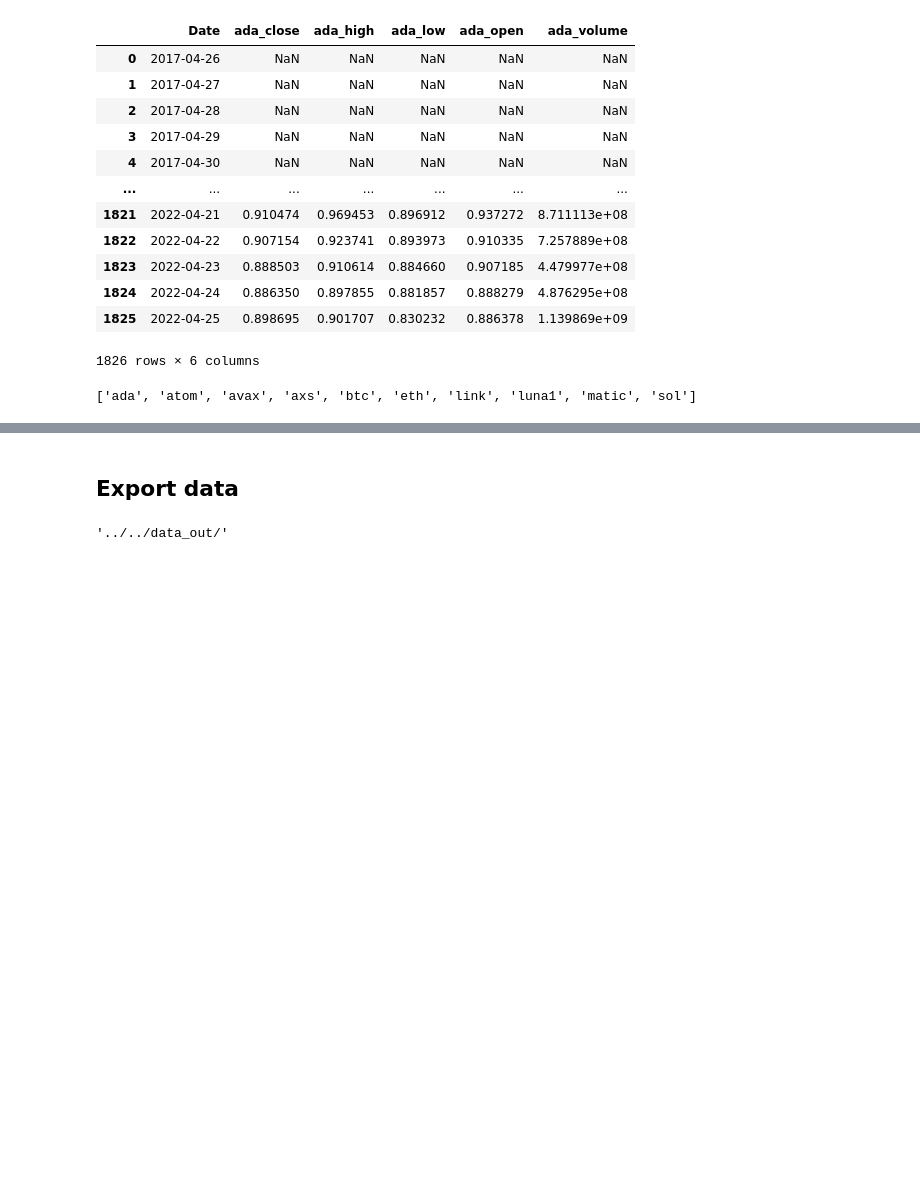
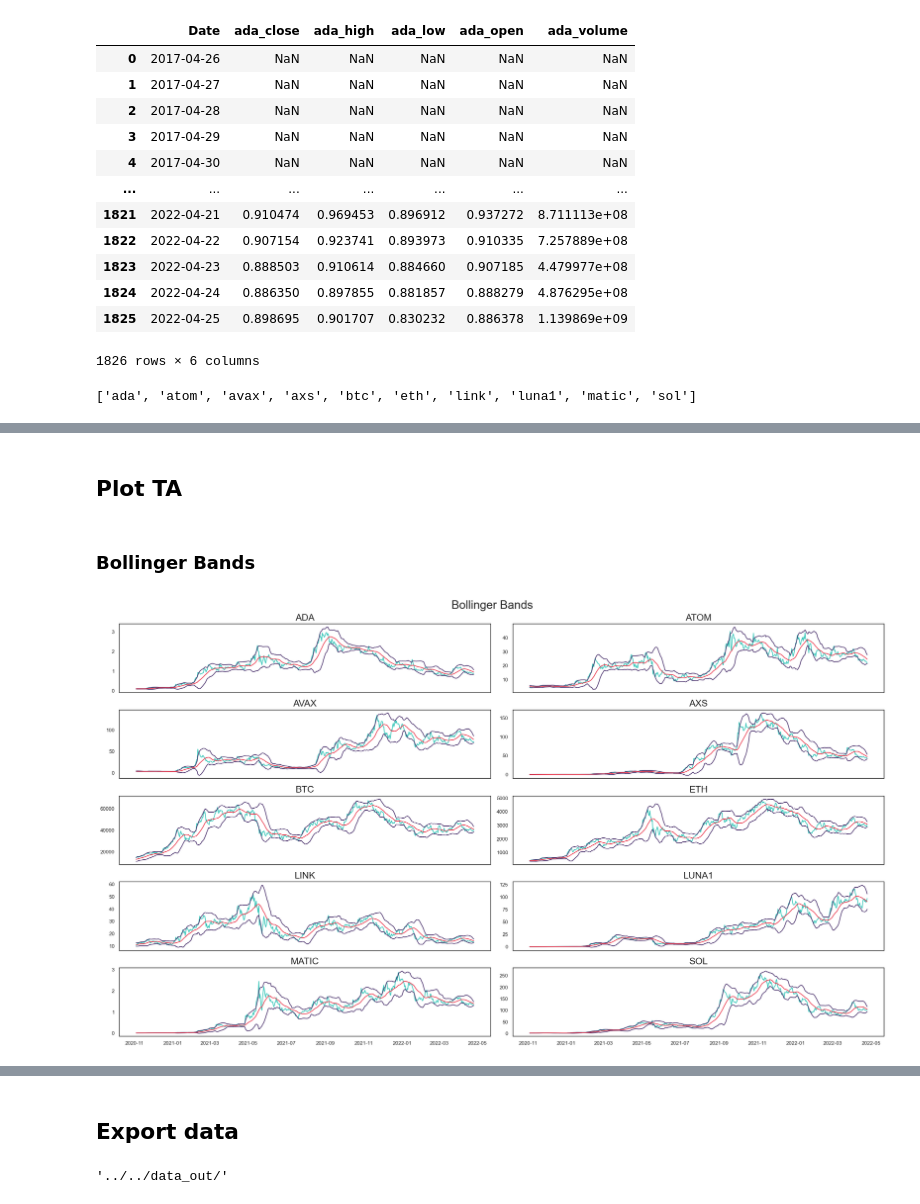
Before and after one commit to LucasNeves27/bc4, a Jupyter notebook: wip/f/BC4_Apex_Data.ipynb, the cells around one changed output, grey strips where cells are left out. Cells and saved outputs as stored; diff of their text form; code cells hidden in the pictures; blank space fills up the shorter version.

Commit message:
add plots for TA

```diff
--- a/wip/f/BC4_Apex_Data.ipynb
+++ b/wip/f/BC4_Apex_Data.ipynb
@@ -377,6 +377,8 @@ df_merged
 | 1824 | 2022-04-24 | 0.886350 | 0.897855 | 0.881857 | 0.888279 | 4.876295e+08 | 22.330360 | 23.259838 | 22.315559 | ... |
 | 1825 | 2022-04-25 | 0.898695 | 0.901707 | 0.830232 | 0.886378 | 1.139869e+09 | 22.133928 | 22.330229 | 20.945381 | ... |
 1826 rows × 65 columns
+# %%
+df_all_ta = df_merged.copy()
 # %% [markdown]
 ## Get Technical Analysis
 # %%
@@ -448,6 +477,10 @@ for dfi in range(len(df_coins_list)):
     ta_cols_rename = {}
     for i in range(len(ta_cols)):
         ta_cols_rename[ta_cols[i]] = df_pref_i + '_' + ta_cols[i]
+
+    ta_cols_rename_all = {}
+    for i in range(len(ta_cols_all)):
+        ta_cols_rename_all[ta_cols_all[i]] = df_pref_i + '_' + ta_cols_all[i]
 
     df_ta_ = ta.add_all_ta_features(
                     df_,
@@ -457,12 +490,20 @@ for dfi in range(len(df_coins_list)):
                     df_pref_i+"_close",
                     df_pref_i+"_volume",
                     fillna=True)
+    df_ta_['Date'] = pd.to_datetime(df_ta_['Date'])
+    df_ta_all_ = df_ta_.copy()
 
-    # plot_bollinger_bands(df_ta_, df_pref_i)
     df_ta_ = df_ta_.loc[:,['Date','volume_obv','momentum_rsi','trend_macd','volatility_atr']]
     df_ta_.rename(columns=ta_cols_rename, inplace=True)
-    df_ta_['Date'] = pd.to_datetime(df_ta_['Date'])
+
+
     df_merged = df_merged.merge(df_ta_, left_on='Date', right_on='Date')
+
+    ta_colslist = ['Date'] + ta_cols_all
+    df_ta_all_ = df_ta_all_.loc[:,ta_colslist]
+
+    df_ta_all_.rename(columns=ta_cols_rename_all, inplace=True)
+    df_all_ta = df_all_ta.merge(df_ta_all_, left_on='Date', right_on='Date')
 # %%
 df_coins_suff
 # %% [output]
@@ -510,0 +511,29 @@ df_ta_.tail(20)
+# %% [markdown]
+## Plot TA
+# %% [markdown]
+### Bollinger Bands
+# %%
+df_all_ta.set_index('Date', inplace=True)
+# %%
+## Plot bollinger bands
+fig, axes = plt.subplots(5,2, figsize=(19,11), sharex=True, sharey=False)
+
+for dfi in range(len(df_coins_list)):
+    ax = axes.flatten()[dfi]
+    plot_prefix = df_coins_suff[dfi]
+    ax.set_title(str.upper(plot_prefix), fontsize=16)
+
+    ax.plot(df_all_ta[[plot_prefix+'_close']], color=CAT_COLORS[0])
+    ax.plot(df_all_ta[[plot_prefix+'_volatility_bbh']], label='High BB', color=CAT_COLORS[2])
+    ax.plot(df_all_ta[[plot_prefix+'_volatility_bbl']], label='Low BB', color=CAT_COLORS[2])
+    ax.plot(df_all_ta[[plot_prefix+'_volatility_bbm']], label='EMA BB', color=CAT_COLORS[-1])
+
+
+
+fig.suptitle('Bollinger Bands', fontsize=20)
+plt.tight_layout()
+save_fig('Bollinger Bands', fig)
+
+plt.show()
+# %% [output]
+[figure, added]
```
Also changed, not shown: parts of 15 cells of this notebook.
